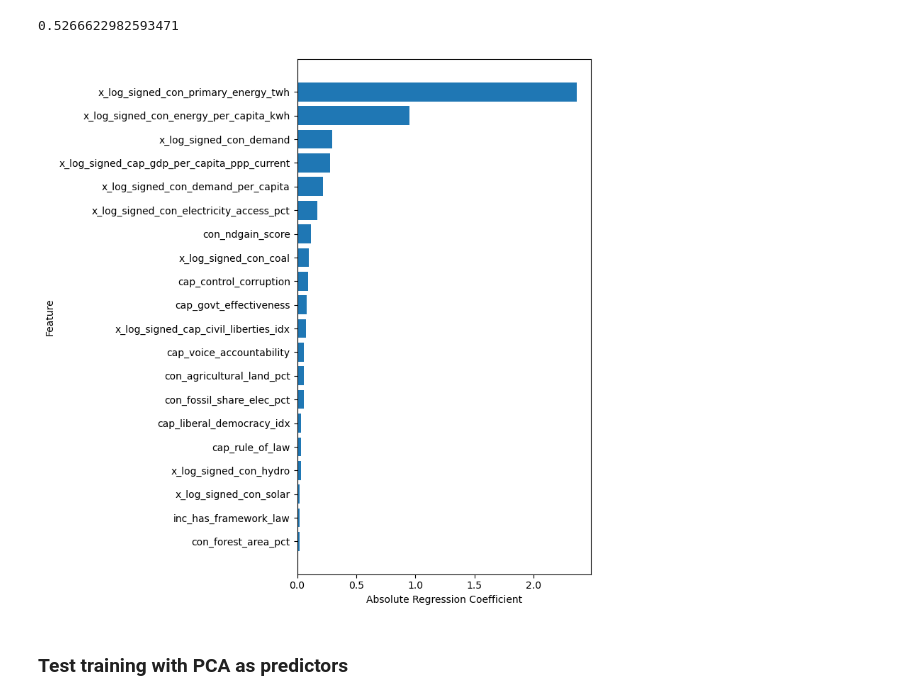
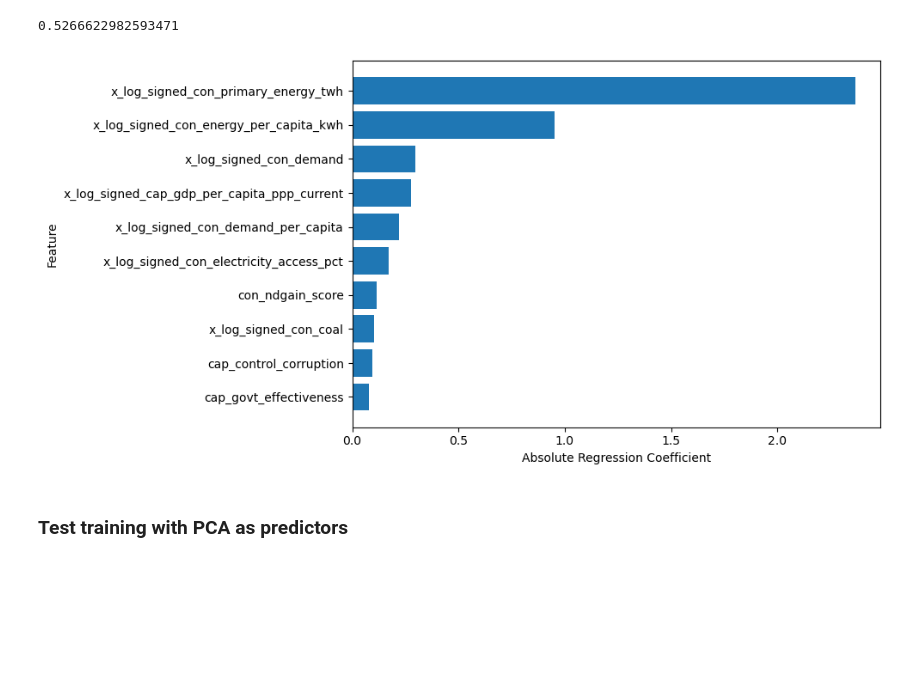
Before and after one commit to jroblar/ndc_evaluation, a Jupyter notebook: ml_scripts/test_C4_data_with_corr_filter_PCA.ipynb, the cells around one changed output. Saved outputs shown, nothing was run; the diff lists cells and outputs as text; code cells hidden in the pictures; blank space fills up the shorter version.

```diff
--- a/ml_scripts/test_C4_data_with_corr_filter_PCA.ipynb
+++ b/ml_scripts/test_C4_data_with_corr_filter_PCA.ipynb
@@ -738,27 +711,10 @@ def calculate_corr_between_two_fields(df, field_1, field_2):
 calculate_corr_between_two_fields(df_log_transformed, "x_log_signed_con_demand", "x_log_signed_con_electricity_access_pct")
 # %% [output]
 0.5266622982593471
-# %%
-top_n = (
-    ra_coef_table_only_num
-    .sort_values("abs_coef", ascending=True)
-    .tail(20)   # keep only 20 most important
-)
-
-plt.figure(figsize=(8, 8))
-
-plt.barh(
-    top_n["clean_feature_name"],
-    top_n["abs_coef"]
-)
-
-plt.xlabel("Absolute Regression Coefficient")
-plt.ylabel("Feature")
-
-plt.tight_layout()
-plt.show()
-# %% [output]
-[figure, removed]
+# %%
+ra.plot_top_enet_regressors(n=10, figsize=(10,5))
+# %% [output]
+[figure, added]
 # %% [markdown]
 ### Test training with PCA as predictors
 # %%
```
Also changed, not shown: parts of 33 cells of this notebook.
